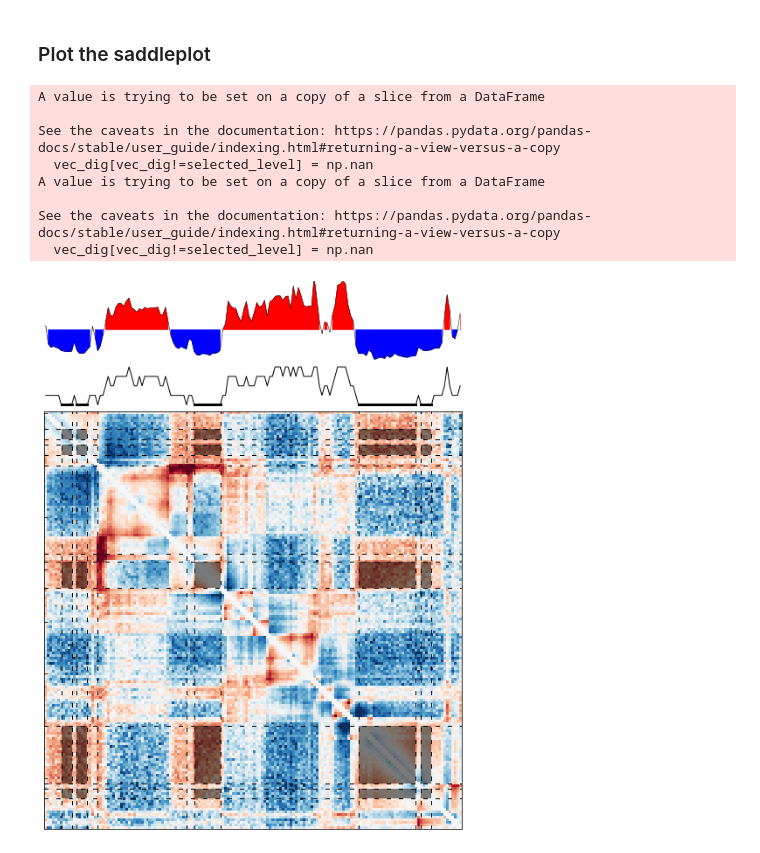
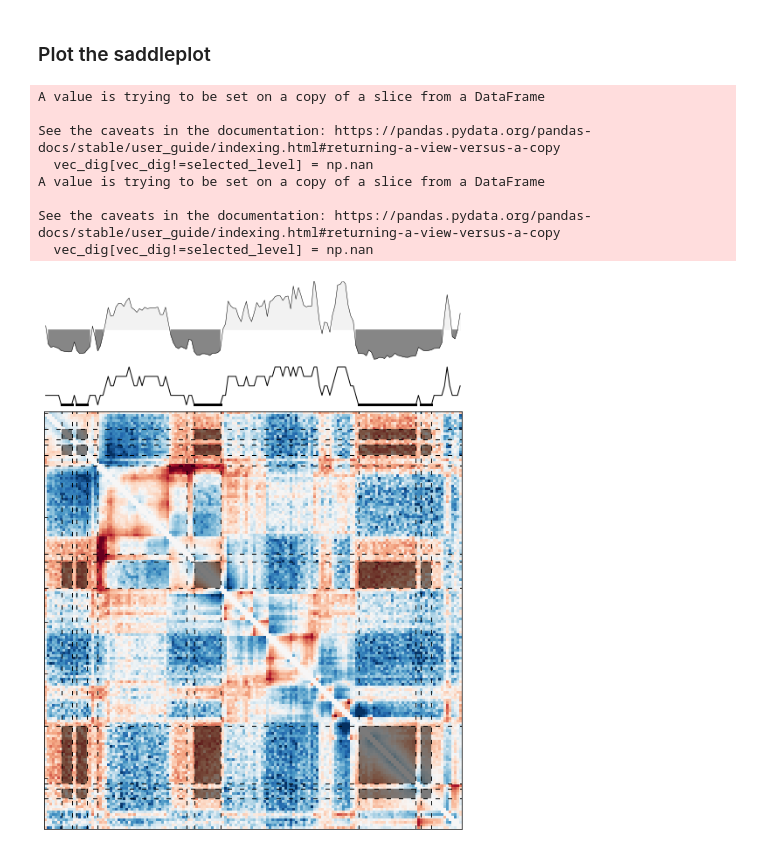
Before and after one commit to open2c/open2c_vignettes, a Jupyter notebook: cooltools_manuscript/compartments_and_saddles.ipynb, the cells around one changed output. Drawn from its saved outputs; the diff is of its cells as text; code cells hidden in the pictures.

```diff
--- a/cooltools_manuscript/compartments_and_saddles.ipynb
+++ b/cooltools_manuscript/compartments_and_saddles.ipynb
@@ -173,3 +175,5 @@ matrix += matrix.T
+# %%
+cmap = mpl.cm.get_cmap('Greys', 10)
 # %%
 fig, axs = plt.subplots(ncols=6, **dict(figsize=(50,9), facecolor="white"))
 
@@ -305,8 +314,8 @@ ax2 = divider.append_axes("top", size="10%", pad=0.08, sharex=ax)
 ax1 = divider.append_axes("top", size="20%", pad=0.00, sharex=ax)
 
 ax1.plot(np.arange(vec.size), vec, linewidth=0.5, color='k')
-ax1.fill_between(np.arange(vec.size), vec, np.median(vec), where=(vec>=np.median(vec)),color="red")
-ax1.fill_between(np.arange(vec.size), vec, np.median(vec), where=(vec<=np.median(vec)),color="blue")
+ax1.fill_between(np.arange(vec.size), vec, np.median(vec), where=(vec>=np.median(vec)), color=cmap(0.15))
+ax1.fill_between(np.arange(vec.size), vec, np.median(vec), where=(vec<=np.median(vec)), color=cmap(0.5))
 ax1.set_ylim((-1.2, 1.2))
 
 ax2.plot(np.arange(vec_dig.size), vec_dig, linewidth=1, color='k')
@@ -314,34 +323,34 @@ ax2.plot(np.arange(vec_dig.size), vec_dig, linewidth=1, color='k')
 vec_dig[vec_dig!=selected_level] = np.nan
 ax2.plot(np.arange(vec_dig.size), vec_dig, linewidth=3, color='k')
 
 
 ax1.set_xticklabels([])
 ax1.set_yticklabels([])
 ax1.set_xticks([])
 ax1.set_yticks([])
 ax1.grid(False)
 ax1.set_frame_on(False)
 
 ax2.set_xticklabels([])
 ax2.set_yticklabels([])
 ax2.set_xticks([])
 ax2.set_yticks([])
 ax2.grid(False)
 ax2.set_frame_on(False)
 
 ax.grid(False)
 
 plt.savefig("compartmental-areas.pdf")
 # %% [output]
 A value is trying to be set on a copy of a slice from a DataFrame
 
 See the caveats in the documentation: https://pandas.pydata.org/pandas-docs/stable/user_guide/indexing.html#returning-a-view-versus-a-copy
   vec_dig[vec_dig!=selected_level] = np.nan
 A value is trying to be set on a copy of a slice from a DataFrame
 
 See the caveats in the documentation: https://pandas.pydata.org/pandas-docs/stable/user_guide/indexing.html#returning-a-view-versus-a-copy
   vec_dig[vec_dig!=selected_level] = np.nan
-[figure, old version]
+[figure, new version]
 # %%
 plt.imshow(
     np.log2((interaction_sum/interaction_count)[1:-1,1:-1]),
```
Also changed, not shown: parts of 4 cells of this notebook.
